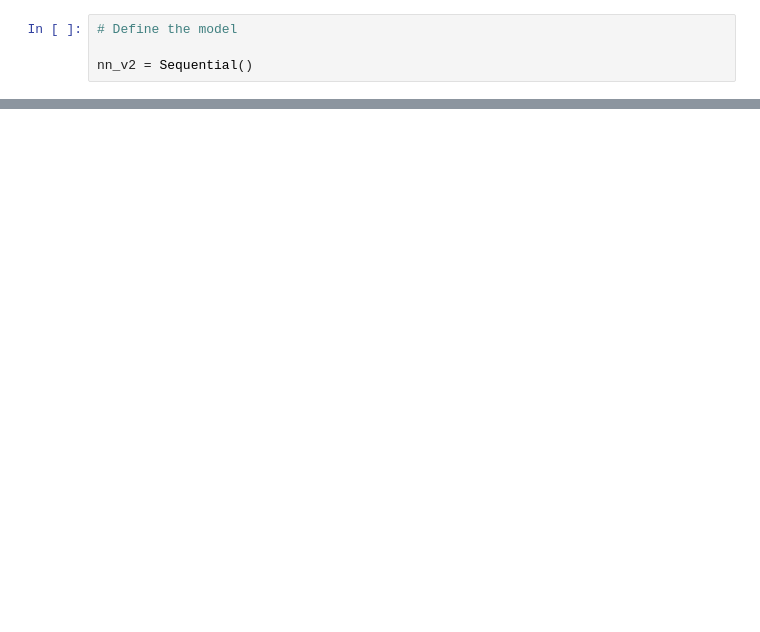
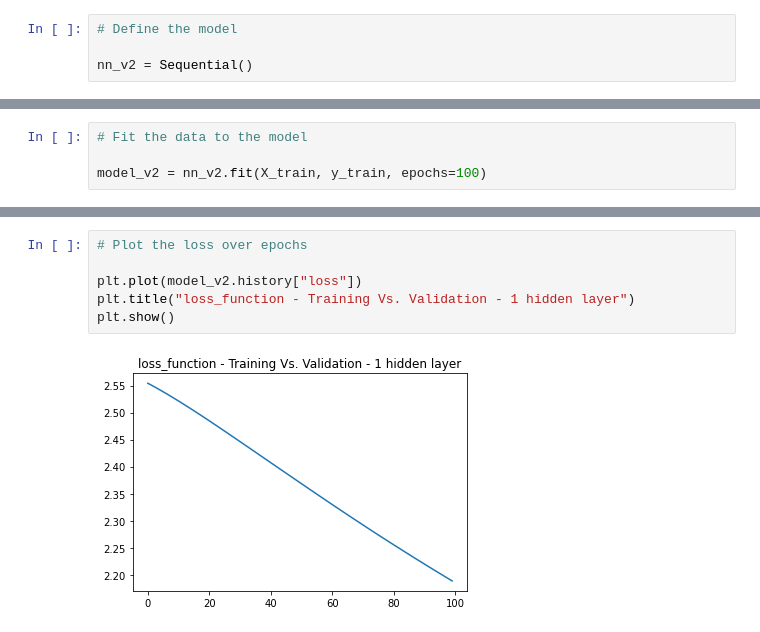
Before and after one commit to Rishi-Prasadha/MLB_ML_Pitching_Prediction, a Jupyter notebook: rishi/starter.ipynb, the cells around one changed output, grey strips where cells are left out. Cells and saved outputs as stored; diff of their text form; blank space fills up the shorter version.

```diff
--- a/rishi/starter.ipynb
+++ b/rishi/starter.ipynb
@@ -483,0 +536,4 @@ nn_v2 = Sequential()
+# %%
+# Fit the data to the model
+
+model_v2 = nn_v2.fit(X_train, y_train, epochs=100)
@@ -483,0 +558,8 @@ nn_v2 = Sequential()
+# %%
+# Plot the loss over epochs
+
+plt.plot(model_v2.history["loss"])
+plt.title("loss_function - Training Vs. Validation - 1 hidden layer")
+plt.show()
+# %% [output]
+[figure, added]
```
Also changed, not shown: parts of 26 cells of this notebook.
